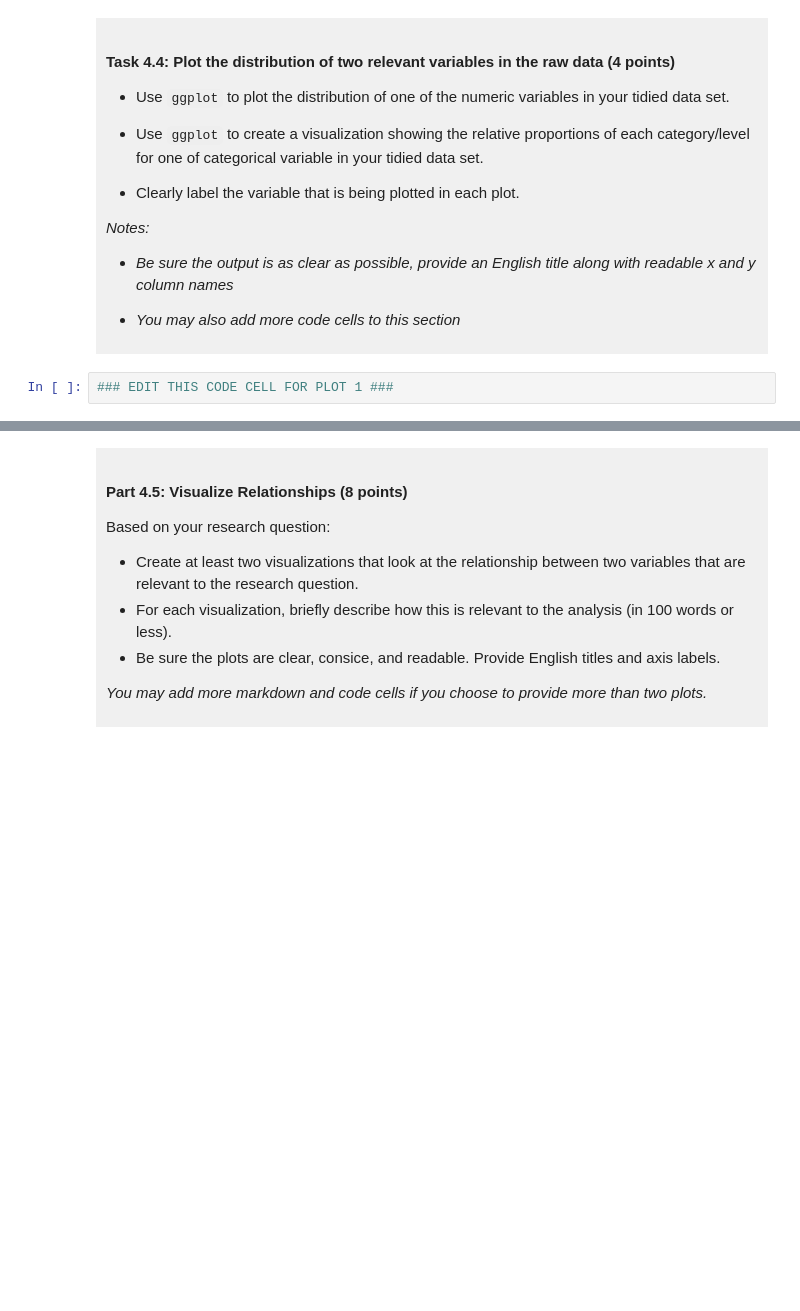
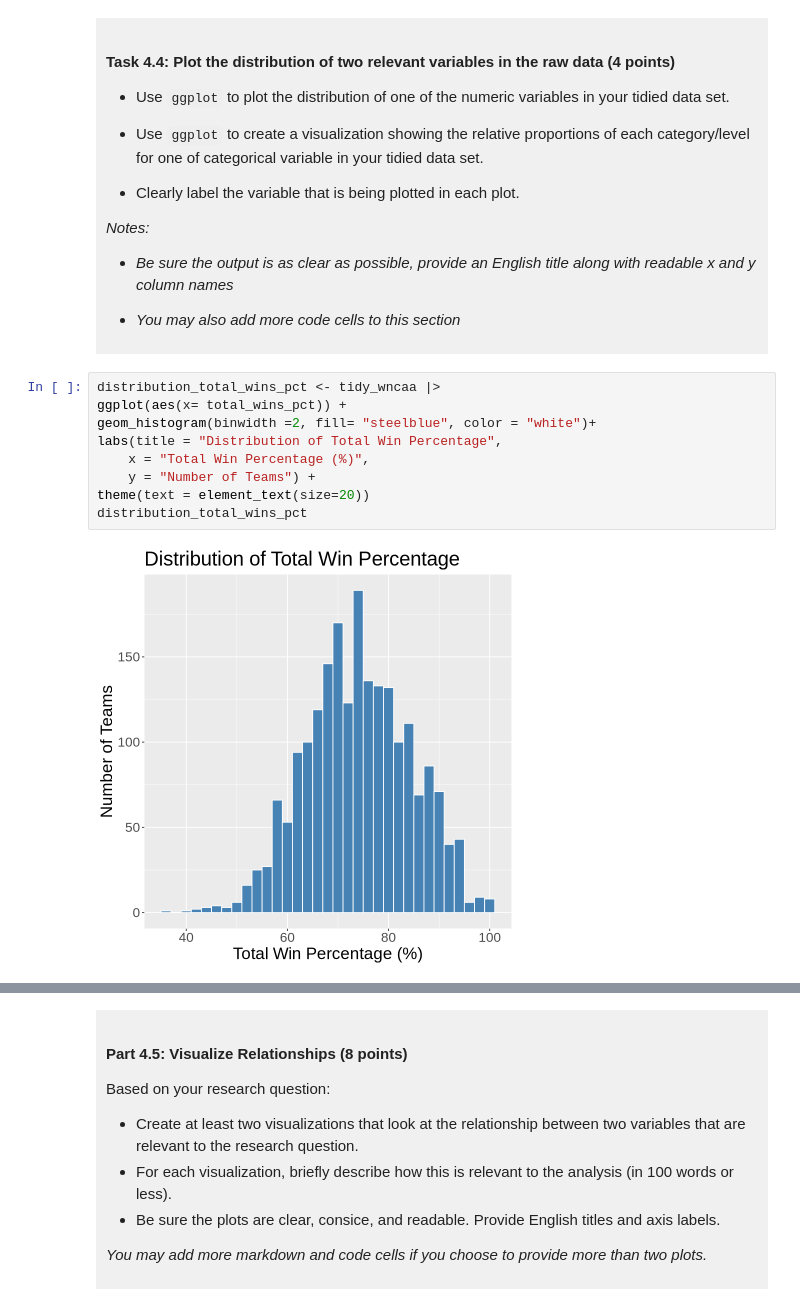
Before and after one commit to MiyaCreeden/dsci-100-project-miya-creeden, a Jupyter notebook: dsci-100-project-notebook.ipynb, the cells around one changed output, grey strips where cells are left out. Saved outputs shown, nothing was run; the diff lists cells and outputs as text; blank space fills up the shorter version.

Commit message:
updated tidy data, completed Checkpoint C

```diff
--- a/dsci-100-project-notebook.ipynb
+++ b/dsci-100-project-notebook.ipynb
@@ -307,5 +358,14 @@ You will refine your research question (if needed) and produce a tidy data set.
 
 </div>
 # %%
-### EDIT THIS CODE CELL FOR PLOT 1 ###
+distribution_total_wins_pct <- tidy_wncaa |>
+ggplot(aes(x= total_wins_pct)) +
+geom_histogram(binwidth =2, fill= "steelblue", color = "white")+
+labs(title = "Distribution of Total Win Percentage",
+    x = "Total Win Percentage (%)",
+    y = "Number of Teams") +
+theme(text = element_text(size=20))
+distribution_total_wins_pct
+# %% [output]
+[figure, added]
 # %%
```
Also changed, not shown: parts of 12 cells of this notebook.
